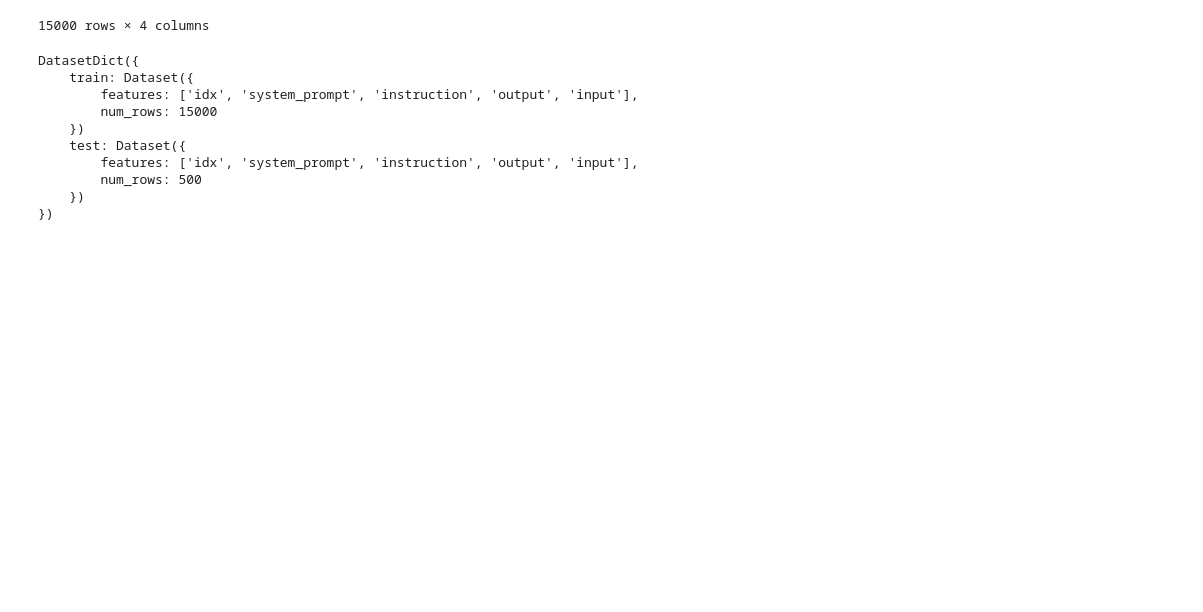
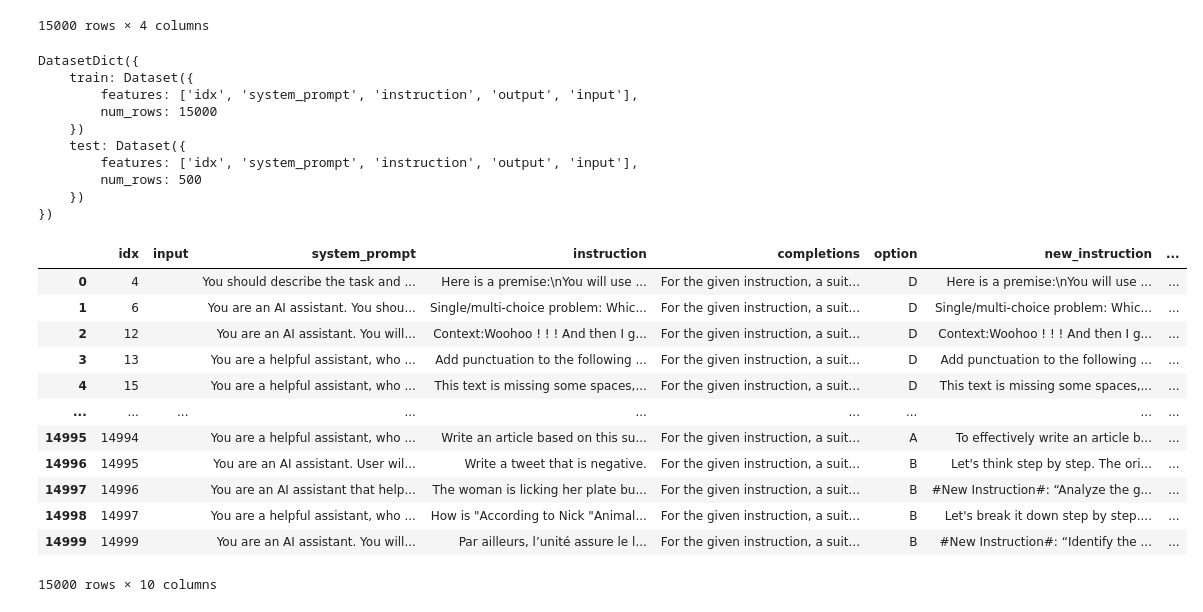
Before and after one commit to simonucl/Seq_IT, a Jupyter notebook: self-seq/data/data.ipynb, the cells around one changed output. Cells and saved outputs as stored; diff of their text form; code cells hidden in the pictures; blank space fills up the shorter version.

Commit message:
add flancot processed

```diff
--- a/self-seq/data/data.ipynb
+++ b/self-seq/data/data.ipynb
@@ -129,3 +129,22 @@ DatasetDict({
         num_rows: 500
     })
 })
+# %%
+flancot_path = 'flancot_split/flancot_filtered_15k-Meta-Llama-3-70B-Instruct-generate_instruct-refine-response-final.jsonl'
+flancot = pd.read_json(flancot_path, lines=True)
+# %%
+flancot
+# %% [output]
+|  | idx | input | system_prompt | instruction | completions | option | new_instruction | ... |
+| 0 | 4 |  | You should describe the task and ... | Here is a premise:\nYou will use ... | For the given instruction, a suit... | D | Here is a premise:\nYou will use ... | ... |
+| 1 | 6 |  | You are an AI assistant. You shou... | Single/multi-choice problem: Whic... | For the given instruction, a suit... | D | Single/multi-choice problem: Whic... | ... |
+| 2 | 12 |  | You are an AI assistant. You will... | Context:Woohoo ! ! ! And then I g... | For the given instruction, a suit... | D | Context:Woohoo ! ! ! And then I g... | ... |
+| 3 | 13 |  | You are a helpful assistant, who ... | Add punctuation to the following ... | For the given instruction, a suit... | D | Add punctuation to the following ... | ... |
+| 4 | 15 |  | You are a helpful assistant, who ... | This text is missing some spaces,... | For the given instruction, a suit... | D | This text is missing some spaces,... | ... |
+| ... | ... | ... | ... | ... | ... | ... | ... | ... |
+| 14995 | 14994 |  | You are a helpful assistant, who ... | Write an article based on this su... | For the given instruction, a suit... | A | To effectively write an article b... | ... |
+| 14996 | 14995 |  | You are an AI assistant. User wil... | Write a tweet that is negative. | For the given instruction, a suit... | B | Let's think step by step. The ori... | ... |
+| 14997 | 14996 |  | You are an AI assistant that help... | The woman is licking her plate bu... | For the given instruction, a suit... | B | #New Instruction#: “Analyze the g... | ... |
+| 14998 | 14997 |  | You are a helpful assistant, who ... | How is "According to Nick "Animal... | For the given instruction, a suit... | B | Let's break it down step by step.... | ... |
+| 14999 | 14999 |  | You are an AI assistant. You will... | Par ailleurs, l’unité assure le l... | For the given instruction, a suit... | B | #New Instruction#: “Identify the ... | ... |
+15000 rows × 10 columns
```
Also changed, not shown: 3 other files.
